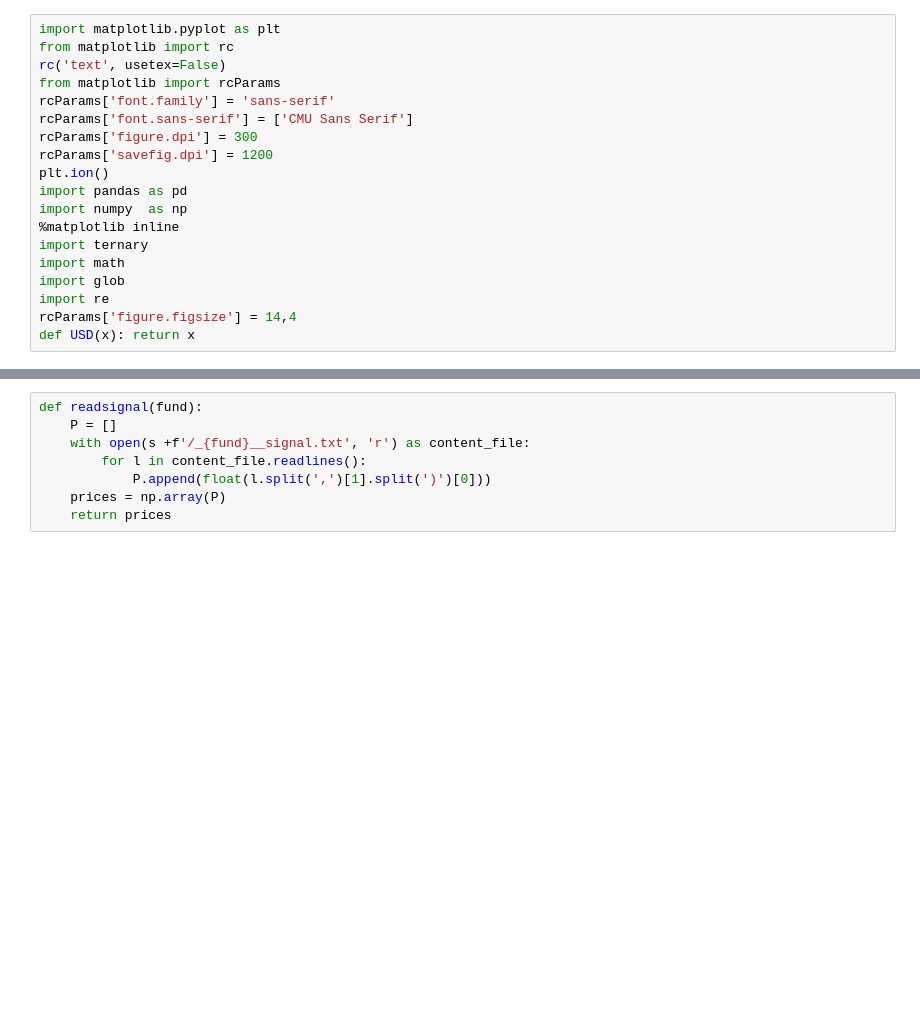
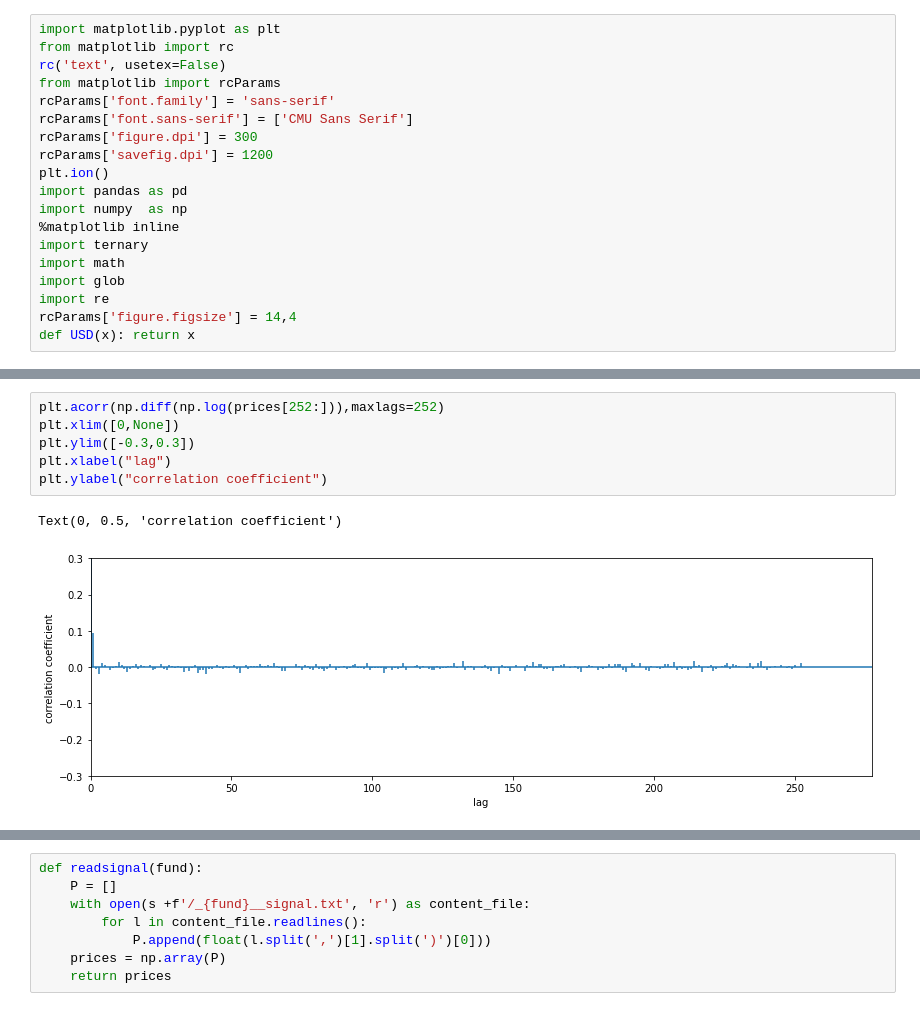
Before and after one commit to INET-Complexity/market-ecology, a Jupyter notebook: analysis/Market Prices and Net Asset Value.ipynb, the cells around one changed output, grey strips where cells are left out. Drawn from its saved outputs; the diff is of its cells as text; blank space fills up the shorter version.

```diff
--- a/analysis/Market Prices and Net Asset Value.ipynb
+++ b/analysis/Market Prices and Net Asset Value.ipynb
@@ -47,0 +50,9 @@ plt.legend()
+# %%
+plt.acorr(np.diff(np.log(prices[252:])),maxlags=252)
+plt.xlim([0,None])
+plt.ylim([-0.3,0.3])
+plt.xlabel("lag")
+plt.ylabel("correlation coefficient")
+# %% [output]
+Text(0, 0.5, 'correlation coefficient')
+[figure, added]
```
Also changed, not shown: parts of 12 cells of this notebook, 4 other files.
